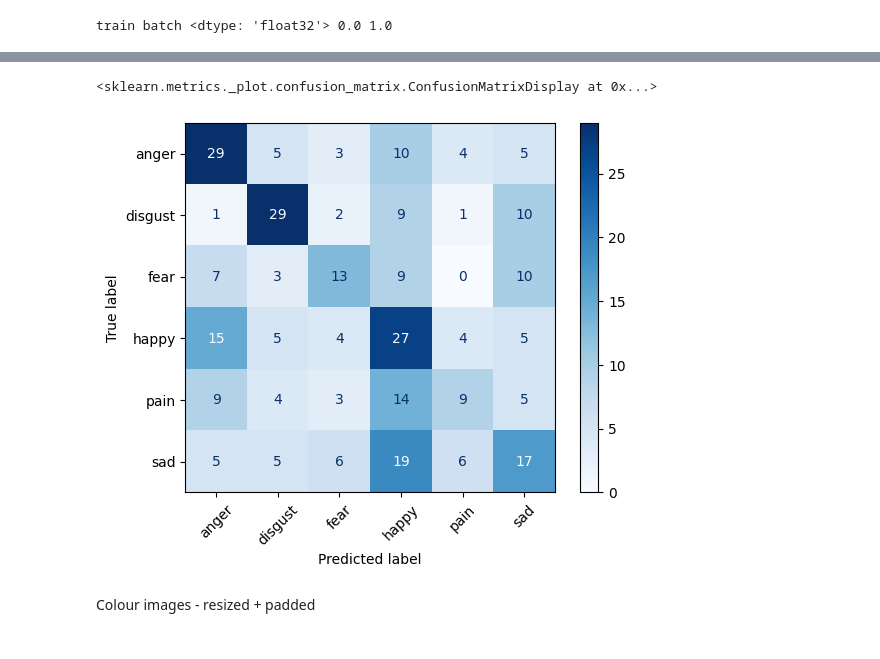
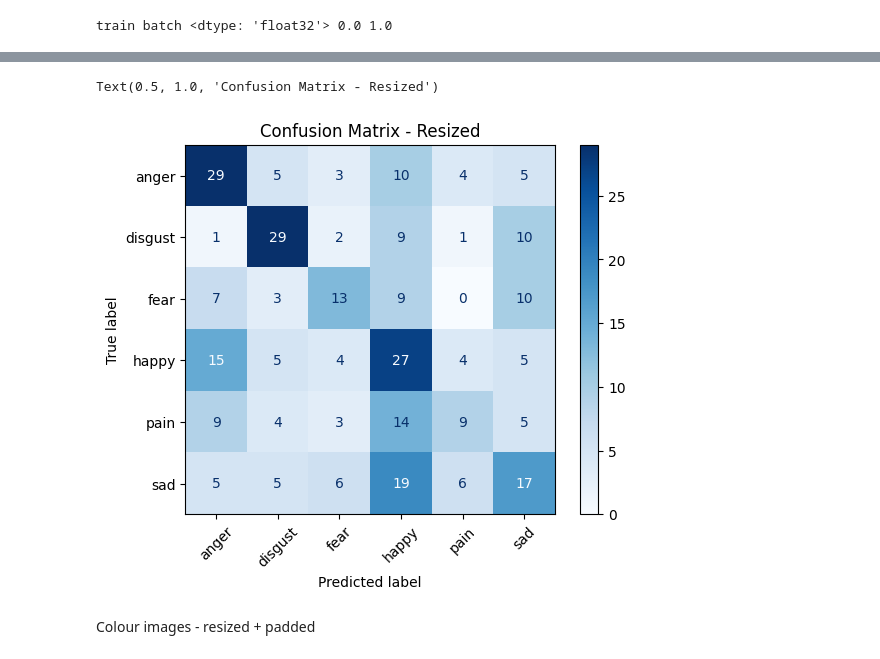
Before and after one commit to sixslotted/FaceEmotionImageClassification, a Jupyter notebook: jupyter_notebooks/CNN.ipynb, the cells around one changed output, grey strips where cells are left out. Drawn from its saved outputs; the diff is of its cells as text; code cells hidden in the pictures.

```diff
--- a/jupyter_notebooks/CNN.ipynb
+++ b/jupyter_notebooks/CNN.ipynb
@@ -235,4 +243,5 @@ y_true = np.concatenate([y for x, y in test_ds], axis=0)
 cm = confusion_matrix(y_true, y_pred)
 class_names = encoder.classes_
 ConfusionMatrixDisplay(cm, display_labels=class_names).plot(cmap='Blues', xticks_rotation=45)
+plt.title("Confusion Matrix - Resized")
 # %% [output]
@@ -240,5 +249,5 @@ ConfusionMatrixDisplay(cm, display_labels=class_names).plot(cmap='Blues', xticks
-<sklearn.metrics._plot.confusion_matrix.ConfusionMatrixDisplay at 0x...>
+Text(0.5, 1.0, 'Confusion Matrix - Resized')
-[figure, old version]
+[figure, new version]
 # %% [markdown]
 Colour images - resized + padded
 # %%
```
Also changed, not shown: parts of 13 cells of this notebook, 7 other files.
